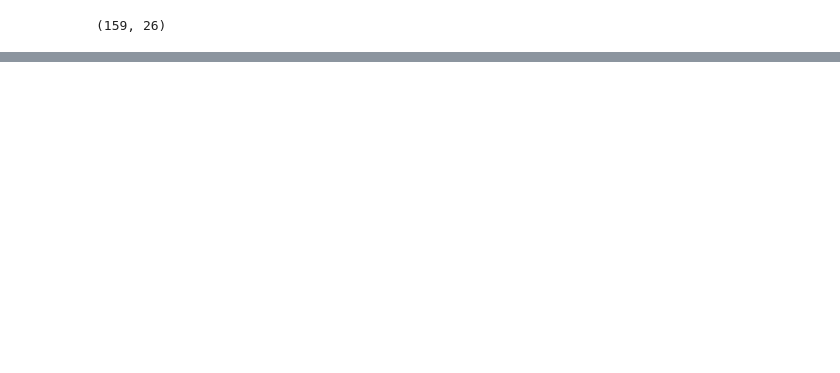
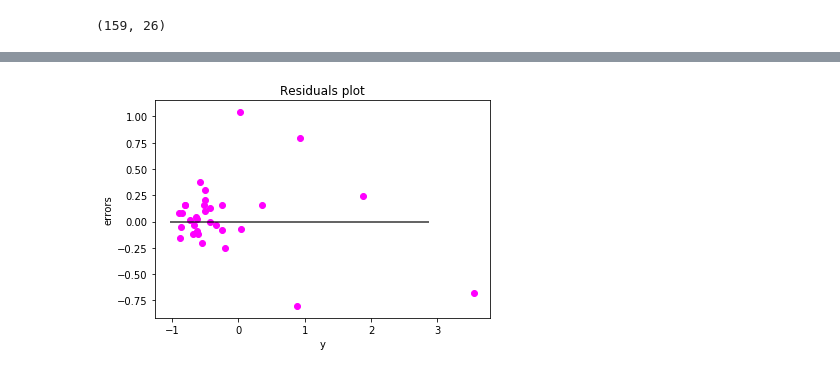
Before and after one commit to tarajano/ml_misc_notebooks, a Jupyter notebook: regression/decision_tree/desicion_tree_regression_cars.ipynb, the cells around one changed output, grey strips where cells are left out. Saved outputs shown, nothing was run; the diff lists cells and outputs as text; code cells hidden in the pictures; blank space fills up the shorter version.

```diff
--- a/regression/decision_tree/desicion_tree_regression_cars.ipynb
+++ b/regression/decision_tree/desicion_tree_regression_cars.ipynb
@@ -291,0 +66,5 @@ Maybe cant predict comma duration from these features with this method.
+# %%
+num_dtf = num_dtf.astype(
+    {'normalized_losses':'float32', 'bore':'float32', 'stroke':'float32',
+     'horsepower': 'int32', 'peak_rpm': 'int32','price': 'float32'}
+)
@@ -291,0 +82,6 @@ Maybe cant predict comma duration from these features with this method.
+# %%
+X = num_dtf.iloc[:,:-1]
+y = num_dtf.iloc[:,-1]
+
+X_scld = preprocessing.scale(X)
+y_scld = preprocessing.scale(y)
@@ -291,0 +90,2 @@ Maybe cant predict comma duration from these features with this method.
+# %%
+X_train, X_test, y_train, y_test = train_test_split(X_scld, y_scld, test_size=0.2)
@@ -291,0 +106,2 @@ Maybe cant predict comma duration from these features with this method.
+# %%
+y_hat = regressor.predict(X_test)
@@ -291,0 +133,9 @@ Maybe cant predict comma duration from these features with this method.
+# %%
+plt.scatter(y_test, (y_hat - y_test), color='magenta')
+plt.hlines(0, min(y_hat), max(y_hat), color='black', alpha=.8)
+plt.xlabel('y')
+plt.ylabel('errors')
+plt.title('Residuals plot')
+plt.show()
+# %% [output]
+[figure, added]
```
Also changed, not shown: parts of 63 cells of this notebook.
